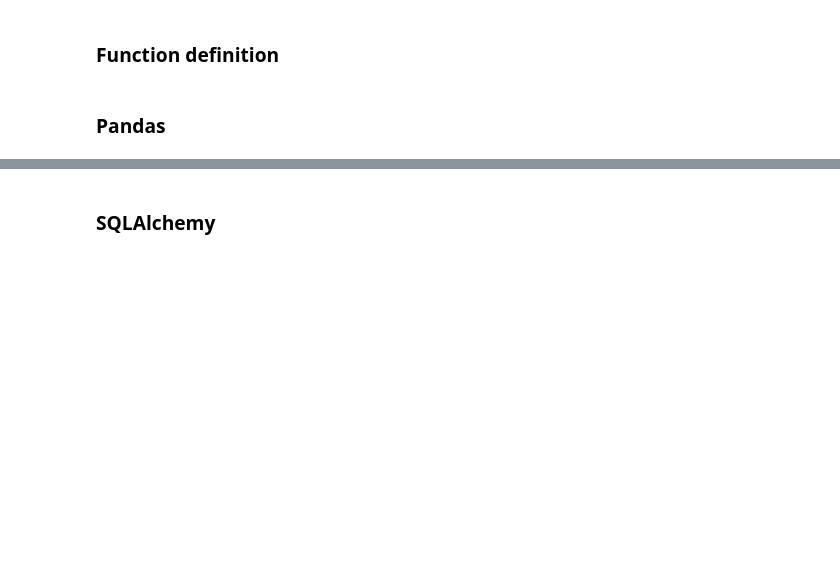
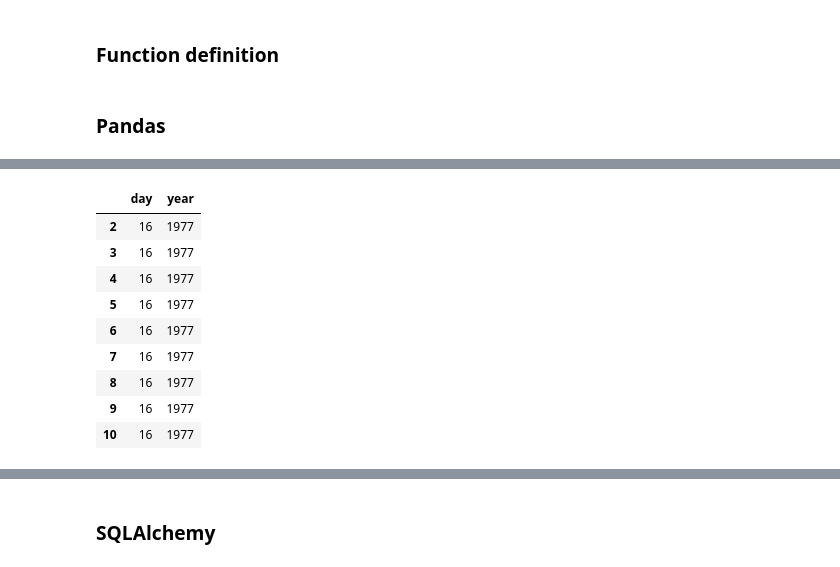
Before and after one commit to johnpfay/handouts, a Jupyter notebook: worksheet-10.ipynb, the cells around one changed output, grey strips where cells are left out. Saved outputs shown, nothing was run; the diff lists cells and outputs as text; code cells hidden in the pictures; blank space fills up the shorter version.

```diff
--- a/worksheet-10.ipynb
+++ b/worksheet-10.ipynb
@@ -140,0 +201,14 @@ animals....
+# %%
+#Get specific rows and columns
+animals.loc[2:10, ("day","year")]
+# %% [output]
+|  | day | year |
+| 2 | 16 | 1977 |
+| 3 | 16 | 1977 |
+| 4 | 16 | 1977 |
+| 5 | 16 | 1977 |
+| 6 | 16 | 1977 |
+| 7 | 16 | 1977 |
+| 8 | 16 | 1977 |
+| 9 | 16 | 1977 |
+| 10 | 16 | 1977 |
```
Also changed, not shown: parts of 25 cells of this notebook.
